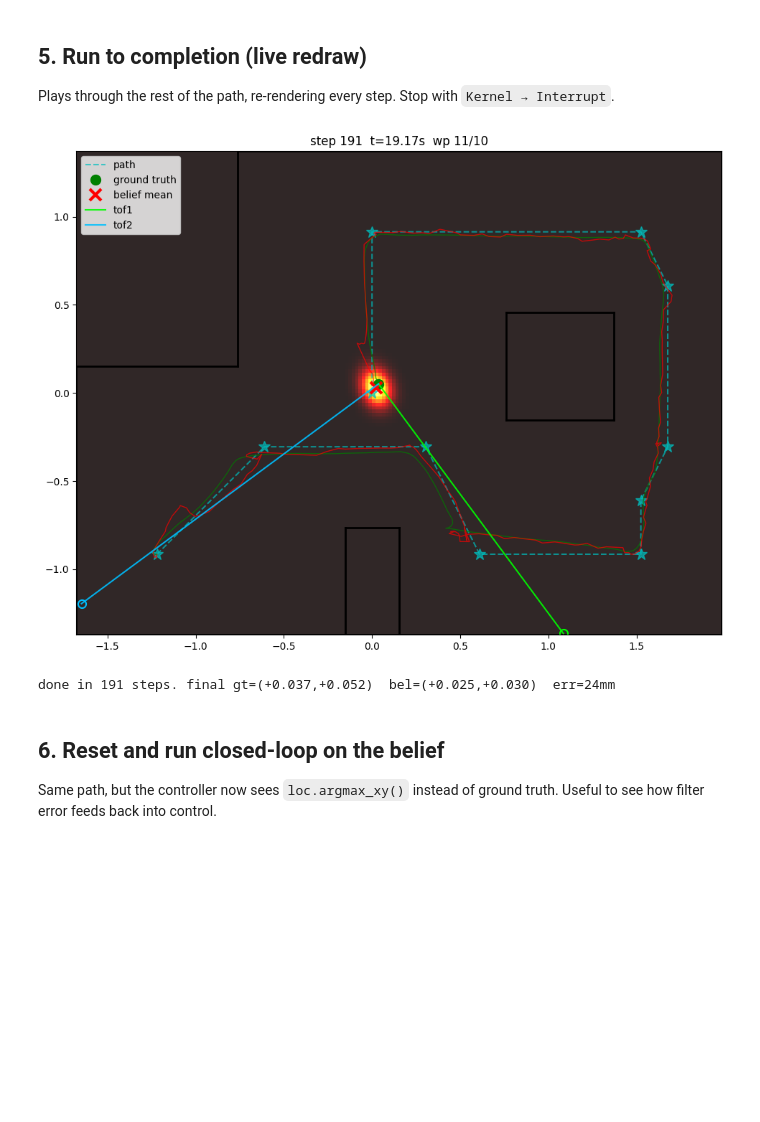
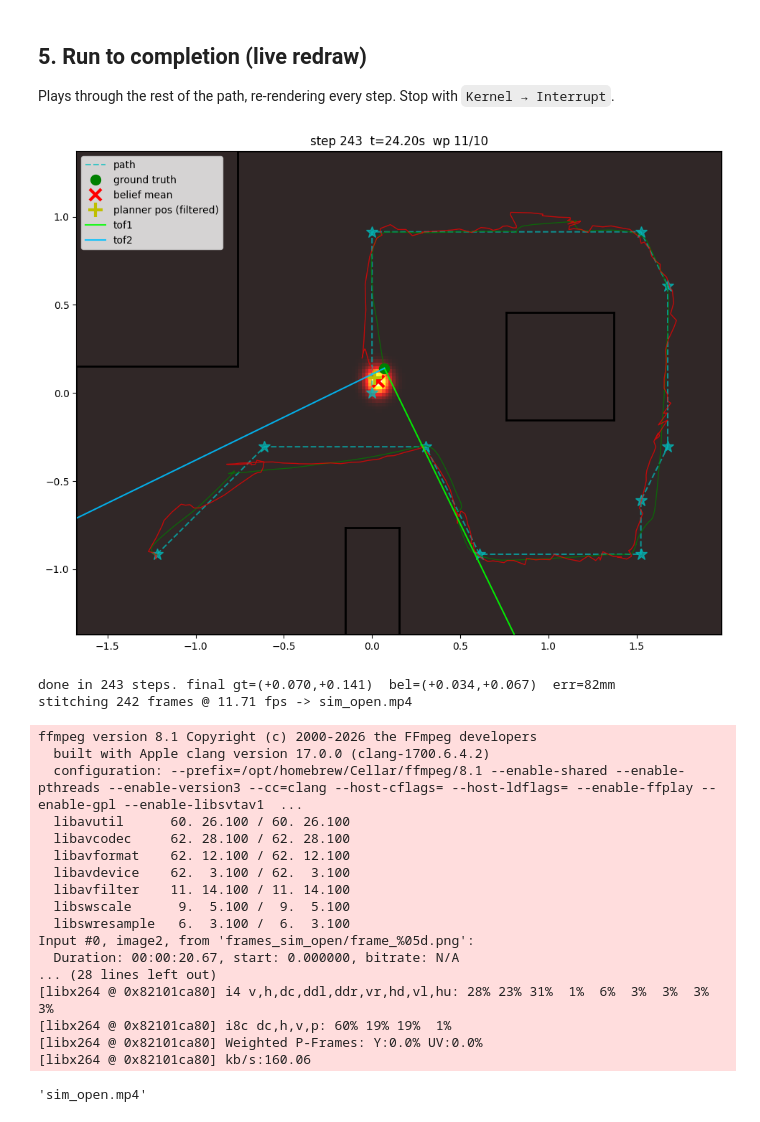
Before and after one commit to Sam-Belliveau/fast-robots, a Jupyter notebook: labs/lab12/sim/notebooks/sim_demo.ipynb, the cells around one changed output. Saved outputs shown, nothing was run; the diff lists cells and outputs as text; code cells hidden in the pictures; blank space fills up the shorter version.

```diff
--- a/labs/lab12/sim/notebooks/sim_demo.ipynb
+++ b/labs/lab12/sim/notebooks/sim_demo.ipynb
@@ -76,7 +143,7 @@ plot = BeliefPlot(loc, map_lines, path=PATH)
 gx, gy, _ = sim.pose
 # Synthetic empty response just to draw the initial state.
 from sim_robot import DriveUpdateResponse
-empty = DriveUpdateResponse(0, 0, 0, 0.0, 0, 0, 0.0, 0.0)
+empty = DriveUpdateResponse(0, 0, 0, 0.0, 0, 0, 0.0, 0.0, 0.0, 0.0, 0.0)
 plot.update((gx, gy), empty, title='step 0  (initial belief)')
 plt.show()
 # %% [output]
@@ -106,6 +173,8 @@ print(
     f'tof1={resp.tof1_dist_mm}mm@{resp.tof1_yaw_deg:+.1f}deg  '
     f'tof2={resp.tof2_dist_mm}mm@{resp.tof2_yaw_deg:+.1f}deg'
 )
-plot.update((gx, gy), resp, title=f'step {step}  t={sim.t_s:.2f}s  wp {ctl.idx}/{len(PATH)-1}')
+plot.update((gx, gy), resp,
+            title=f'step {step}  t={sim.t_s:.2f}s  wp {ctl.idx}/{len(PATH)-1}',
+            filtered_xy=(ctl.filt_x, ctl.filt_y) if ctl.filt_x is not None else None)
 display(plot.fig)
 # %% [output]
@@ -117,23 +186,42 @@ step 1  t=0.10s  wp=1/10  gt=(-1.226,-0.917)  bel=(-1.222,-0.935)  err=19mm  tof
 Plays through the rest of the path, re-rendering every step. Stop with `Kernel → Interrupt`.
 # %%
 last_yaw = resp.yaw_deg
+rec = FrameRecorder('frames_sim_open')
 while not ctl.done:
     resp, last_t_us = await step_once(sim, loc, ctl, last_t_us=last_t_us, last_yaw_deg=last_yaw)
     last_yaw = resp.yaw_deg
     step += 1
     gx, gy, _ = sim.pose
     plot.update((gx, gy), resp,
-                title=f'step {step}  t={sim.t_s:.2f}s  wp {ctl.idx}/{len(PATH)-1}')
+                title=f'step {step}  t={sim.t_s:.2f}s  wp {ctl.idx}/{len(PATH)-1}',
+                filtered_xy=(ctl.filt_x, ctl.filt_y) if ctl.filt_x is not None else None)
+    rec.capture(plot.fig)
     clear_output(wait=True)
     display(plot.fig)
 
 bx, by = loc.mean_xy()
 err_mm = math.hypot(bx - gx, by - gy) * 1000
 print(f'done in {step} steps. final gt=({gx:+.3f},{gy:+.3f})  bel=({bx:+.3f},{by:+.3f})  err={err_mm:.0f}mm')
+rec.make_video('sim_open.mp4')
 # %% [output]
-[figure, old version]
+[figure, new version]
-done in 191 steps. final gt=(+0.037,+0.052)  bel=(+0.025,+0.030)  err=24mm
+done in 243 steps. final gt=(+0.070,+0.141)  bel=(+0.034,+0.067)  err=82mm
+stitching 242 frames @ 11.71 fps -> sim_open.mp4
+ffmpeg version 8.1 Copyright (c) 2000-2026 the FFmpeg developers
+  built with Apple clang version 17.0.0 (clang-1700.6.4.2)
+  configuration: --prefix=/opt/homebrew/Cellar/ffmpeg/8.1 --enable-shared --enable-pthreads --enable-version3 --cc=clang --host-cflags= --host-ldflags= --enable-ffplay --enable-gpl --enable-libsvtav1  ...
+  libavutil      60. 26.100 / 60. 26.100
+  libavcodec     62. 28.100 / 62. 28.100
+  libavformat    62. 12.100 / 62. 12.100
+  libavdevice    62.  3.100 / 62.  3.100
+  libavfilter    11. 14.100 / 11. 14.100
+  libswscale      9.  5.100 /  9.  5.100
+  libswresample   6.  3.100 /  6.  3.100
+Input #0, image2, from 'frames_sim_open/frame_%05d.png':
+  Duration: 00:00:20.67, start: 0.000000, bitrate: N/A
+... (28 lines left out)
+[libx264 @ 0x82101ca80] i4 v,h,dc,ddl,ddr,vr,hd,vl,hu: 28% 23% 31%  1%  6%  3%  3%  3%  3%
+[libx264 @ 0x82101ca80] i8c dc,h,v,p: 60% 19% 19%  1%
+[libx264 @ 0x82101ca80] Weighted P-Frames: Y:0.0% UV:0.0%
+[libx264 @ 0x82101ca80] kb/s:160.06
+'sim_open.mp4'
-# %% [markdown]
-## 6. Reset and run closed-loop on the belief
-
-Same path, but the controller now sees `loc.argmax_xy()` instead of ground truth. Useful to see how filter error feeds back into control.
```
Also changed, not shown: parts of 5 cells of this notebook, 19 other files.
